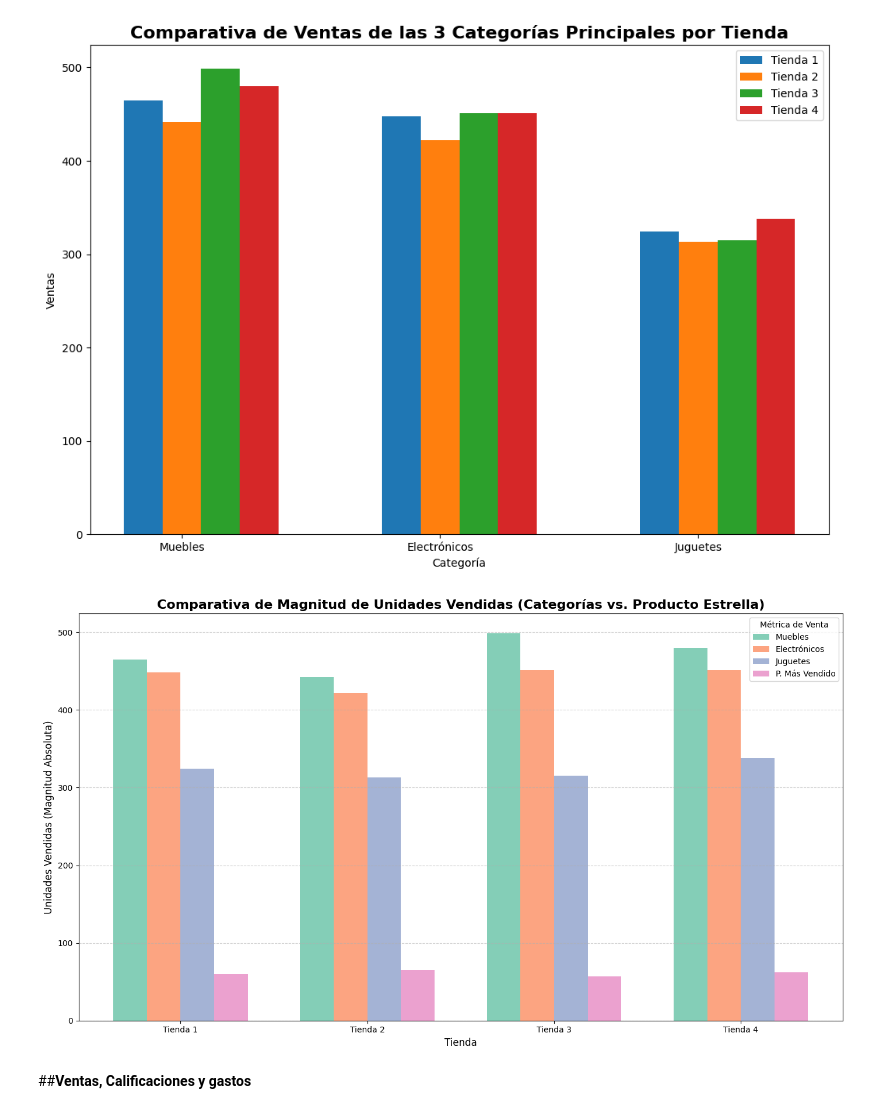
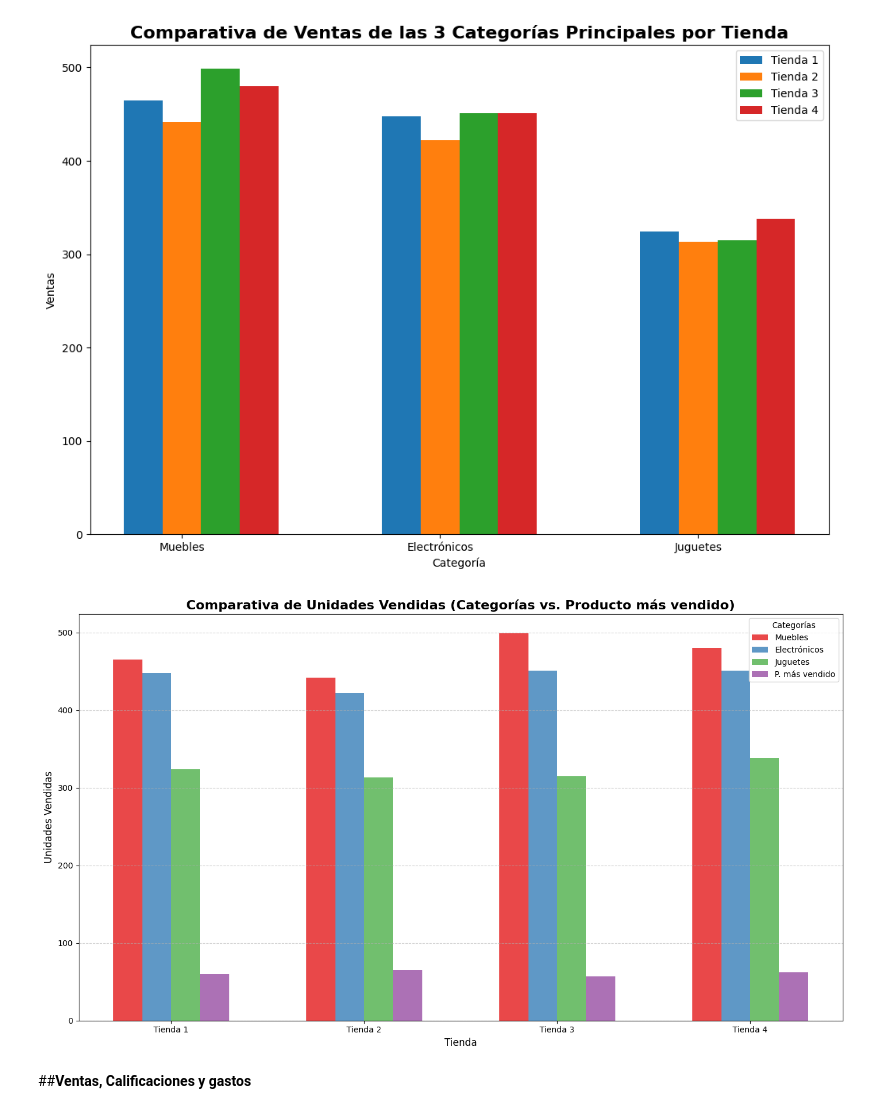
Before and after one commit to Erwin2Sibaja/alura_store_latam_desafio1, a Jupyter notebook: AluraStoreLatam.ipynb, the cells around one changed output. Cells and saved outputs as stored; diff of their text form; code cells hidden in the pictures.

```diff
--- a/AluraStoreLatam.ipynb
+++ b/AluraStoreLatam.ipynb
@@ -358,41 +358,41 @@ for tienda in tiendas:
 
 df_plot = top_categorias_df.T.copy()
 
-df_plot['P. Más Vendido'] = unidades_mas_vendido
+df_plot['P. más vendido'] = unidades_mas_vendido
 
 df_plot_T = df_plot.T
 metrics = df_plot_T.index
 
 fig, ax = plt.subplots(figsize=(14, 8))
-bar_width = 0.18
+bar_width = 0.15
 rango = np.arange(len(tiendas))
 
-colores_metrics = plt.cm.Set2.colors[:len(metrics)]
+colores_metrics = plt.cm.Set1.colors[:len(metrics)]
 
 for i, metric in enumerate(metrics):
     ax.bar(
         rango + i * bar_width,
         df_plot_T.loc[metric],
         width=bar_width,
         label=metric,
         color=colores_metrics[i],
         alpha=0.8
     )
 
-ax.set_title('Comparativa de Magnitud de Unidades Vendidas (Categorías vs. Producto Estrella)', fontsize=16, fontweight='bold')
+ax.set_title('Comparativa de Unidades Vendidas (Categorías vs. Producto más vendido)', fontsize=16, fontweight='bold')
 ax.set_xlabel('Tienda', fontsize=12)
-ax.set_ylabel('Unidades Vendidas (Magnitud Absoluta)', fontsize=12)
+ax.set_ylabel('Unidades Vendidas', fontsize=12)
 
 ax.set_xticks(rango + (len(metrics)/2 - 0.5) * bar_width)
 ax.set_xticklabels(tiendas)
 
 ax.grid(axis='y', linestyle='--', alpha=0.6)
-ax.legend(title='Métrica de Venta')
+ax.legend(title='Categorías')
 
 plt.tight_layout()
 plt.show()
 # %% [output]
-[figure, old version]
+[figure, new version]
 # %% [markdown]
 ##**Ventas, Calificaciones y gastos**
 # %%
```
Also changed, not shown: parts of 2 cells of this notebook.
